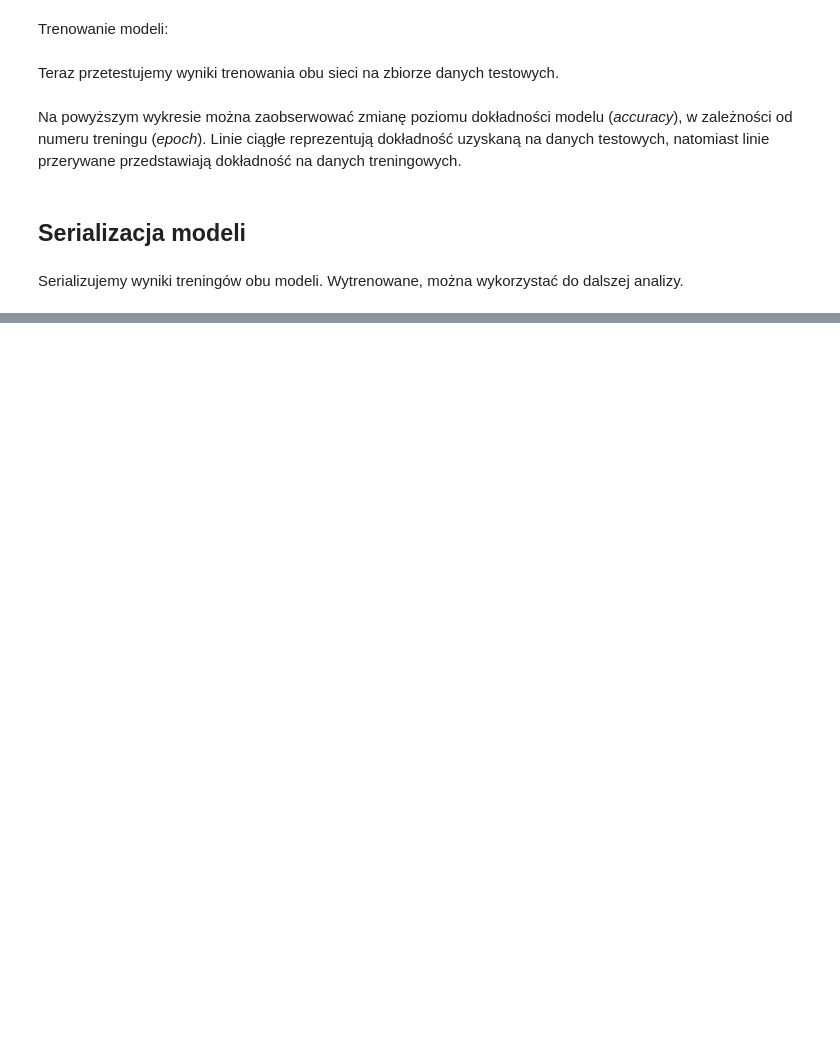
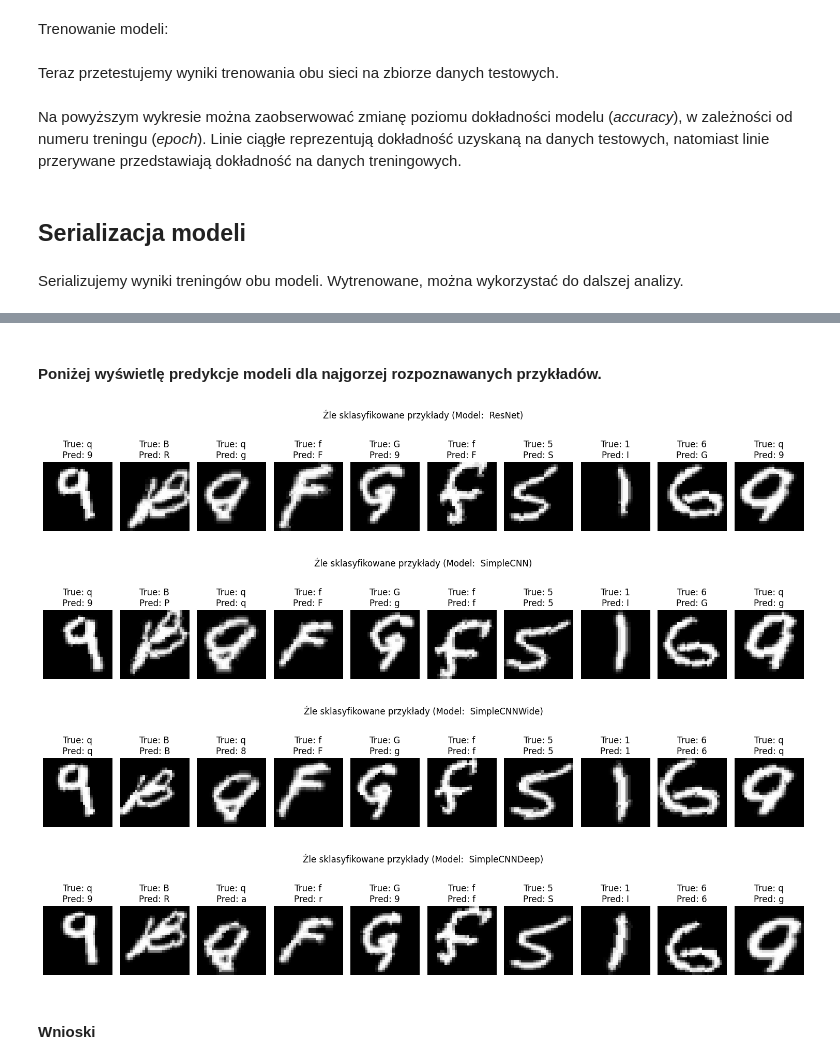
Before and after one commit to dziobex/emnist, a Jupyter notebook: note.ipynb, the cells around one changed output, grey strips where cells are left out. Saved outputs shown, nothing was run; the diff lists cells and outputs as text; code cells hidden in the pictures; blank space fills up the shorter version.

```diff
--- a/note.ipynb
+++ b/note.ipynb
@@ -628,0 +805,47 @@ for model_name, model in models.items():
+# %% [markdown]
+#### Poniżej wyświetlę predykcje modeli dla najgorzej rozpoznawanych przykładów.
+# %%
+misclassified_indices = None  # Do przechowywania indeksów źle sklasyfikowanych przykładów
+
+for model_idx, model in enumerate(models):
+    model.eval()
+
+    # Weź batch danych z dataloadera
+    inputs, labels = next(iter(test_dataloader))
+    inputs, labels = inputs.to(device), labels.to(device)
+
+    outputs = model(inputs)
+    _, preds = torch.max(outputs, 1)
+
+    # Wybierz błędne przykłady tylko dla pierwszego modelu
+    if model_idx == 0:
+        misclassified_indices = (preds != labels).nonzero(as_tuple=True)[0][:10] # 10 przykładów
+
+    # Użyj tych samych indeksów dla pozostałych modeli
+    misclassified_inputs = inputs[misclassified_indices]
+    misclassified_labels = labels[misclassified_indices]
+    misclassified_preds = preds[misclassified_indices]
+
+    # Wizualizuj błędnie sklasyfikowane obrazy
+    num_images = len(misclassified_inputs)
+    if num_images > 0:
+        fig, axes = plt.subplots(1, num_images, figsize=(15, 5))
+        for i, ax in enumerate(axes.flat[:num_images]):
+            img = misclassified_inputs[i].cpu().numpy().squeeze()
+            true_label = class_names[misclassified_labels[i].item()]
+            pred_label = class_names[misclassified_preds[i].item()]
+
+            ax.imshow(img, cmap='gray')
+            ax.set_title(f'True: {true_label}\nPred: {pred_label}')
+            ax.axis('off')
+
+        plt.suptitle(f"Źle sklasyfikowane przykłady (Model:  {model.__class__.__name__})", y=0.8)
+        plt.tight_layout()
+        plt.show()
+# %% [output]
+[figure, added]
+[figure, added]
+[figure, added]
+[figure, added]
+# %% [markdown]
+#### Wnioski
```
Also changed, not shown: parts of 35 cells of this notebook.
